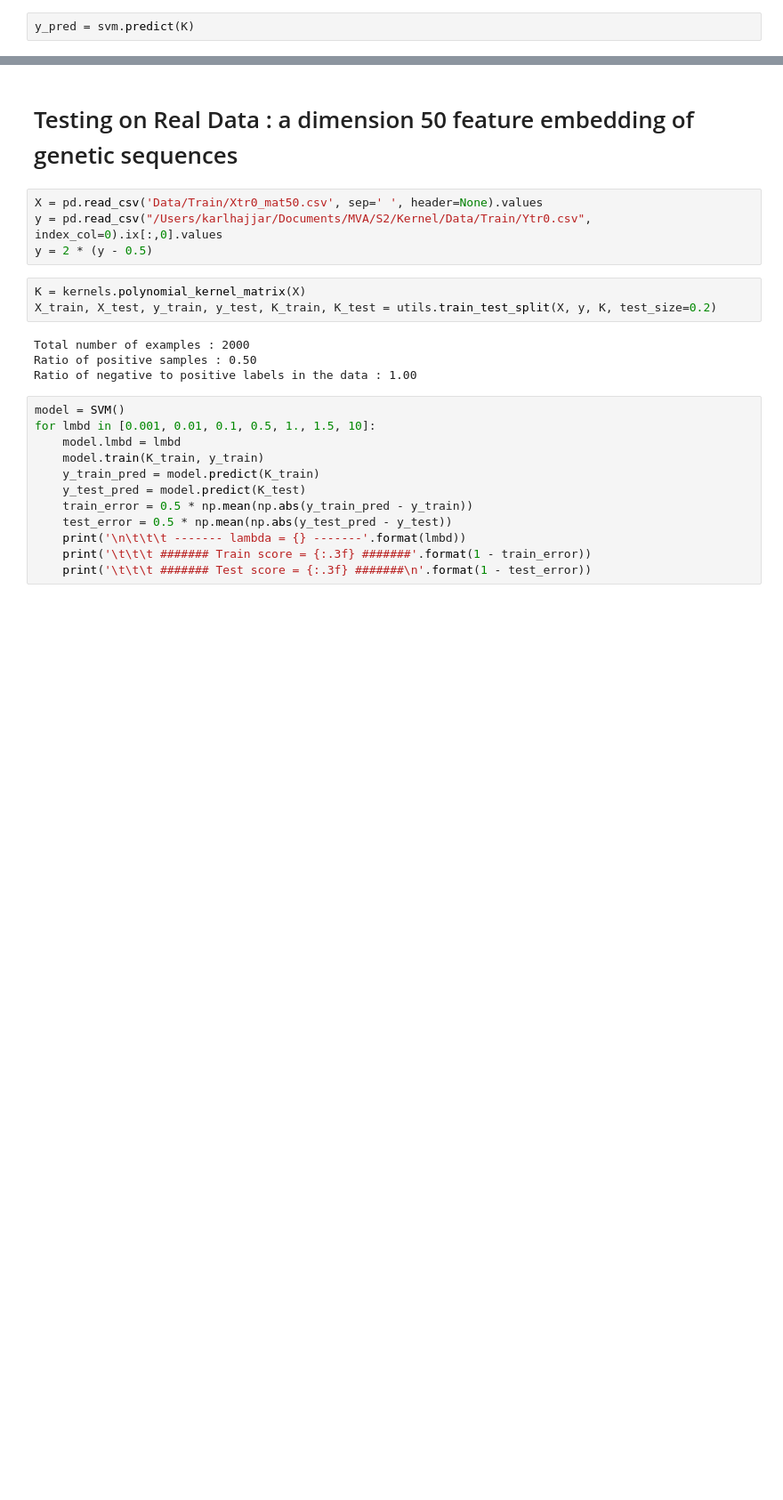
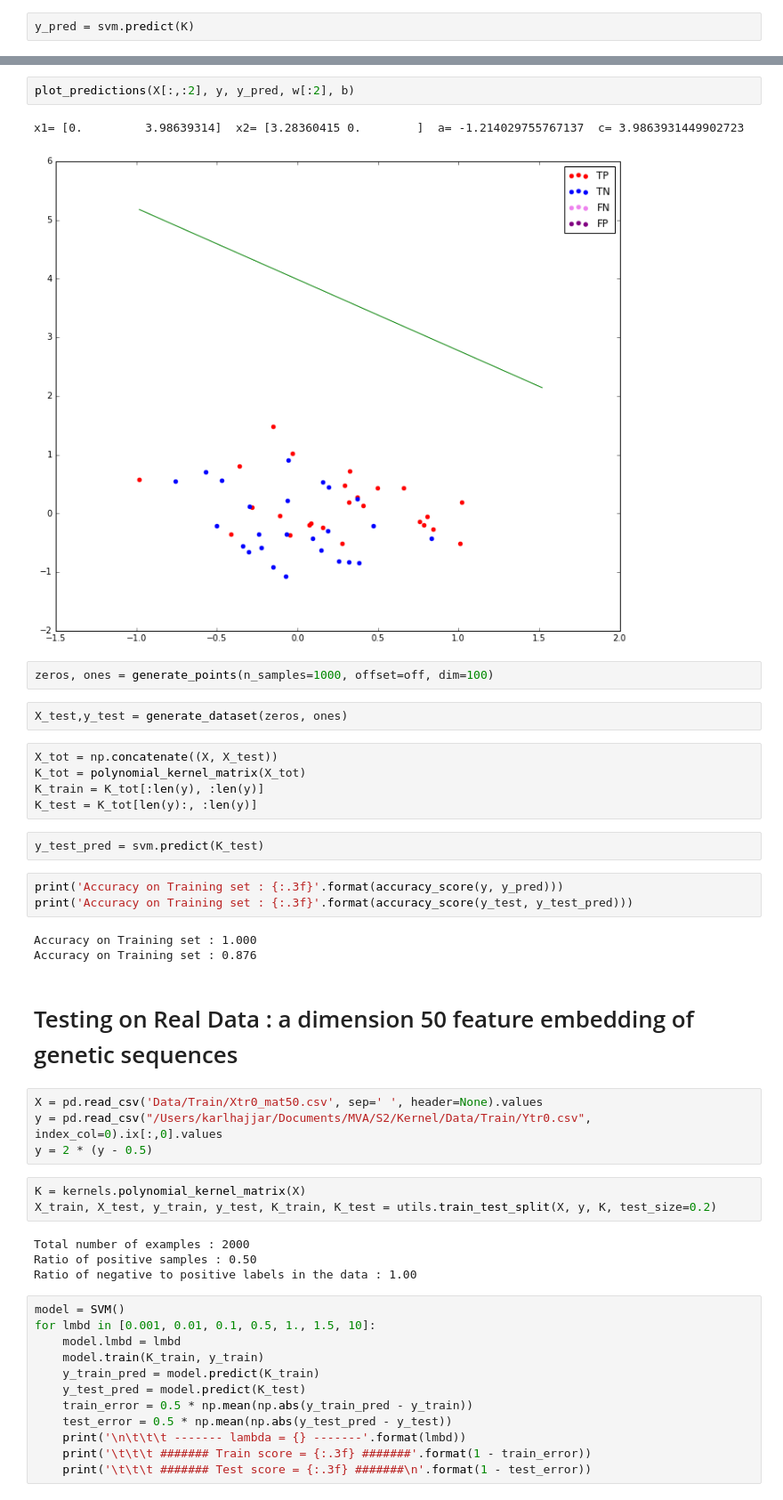
Before and after one commit to karl-hajjar/kernel-methods, a Jupyter notebook: Kernel_Presentation.ipynb, the cells around one changed output, grey strips where cells are left out. Shown at 89% size. Drawn from its saved outputs; the diff is of its cells as text; blank space fills up the shorter version.

```diff
--- a/Kernel_Presentation.ipynb
+++ b/Kernel_Presentation.ipynb
@@ -46,3 +73,25 @@ plot_predictions(X, y, y_pred, w, b)
+# %%
+plot_predictions(X[:,:2], y, y_pred, w[:2], b)
+# %% [output]
+x1= [0.         3.98639314]  x2= [3.28360415 0.        ]  a= -1.214029755767137  c= 3.9863931449902723
+[figure, added]
+# %%
+zeros, ones = generate_points(n_samples=1000, offset=off, dim=100)
+# %%
+X_test,y_test = generate_dataset(zeros, ones)
+# %%
+X_tot = np.concatenate((X, X_test))
+K_tot = polynomial_kernel_matrix(X_tot)
+K_train = K_tot[:len(y), :len(y)]
+K_test = K_tot[len(y):, :len(y)]
+# %%
+y_test_pred = svm.predict(K_test)
+# %%
+print('Accuracy on Training set : {:.3f}'.format(accuracy_score(y, y_pred)))
+print('Accuracy on Training set : {:.3f}'.format(accuracy_score(y_test, y_test_pred)))
+# %% [output]
+Accuracy on Training set : 1.000
+Accuracy on Training set : 0.876
 # %% [markdown]
 # Testing on Real Data  : a dimension 50 feature embedding of genetic sequences
 # %%
```
Also changed, not shown: parts of 20 cells of this notebook, 11 other files.
